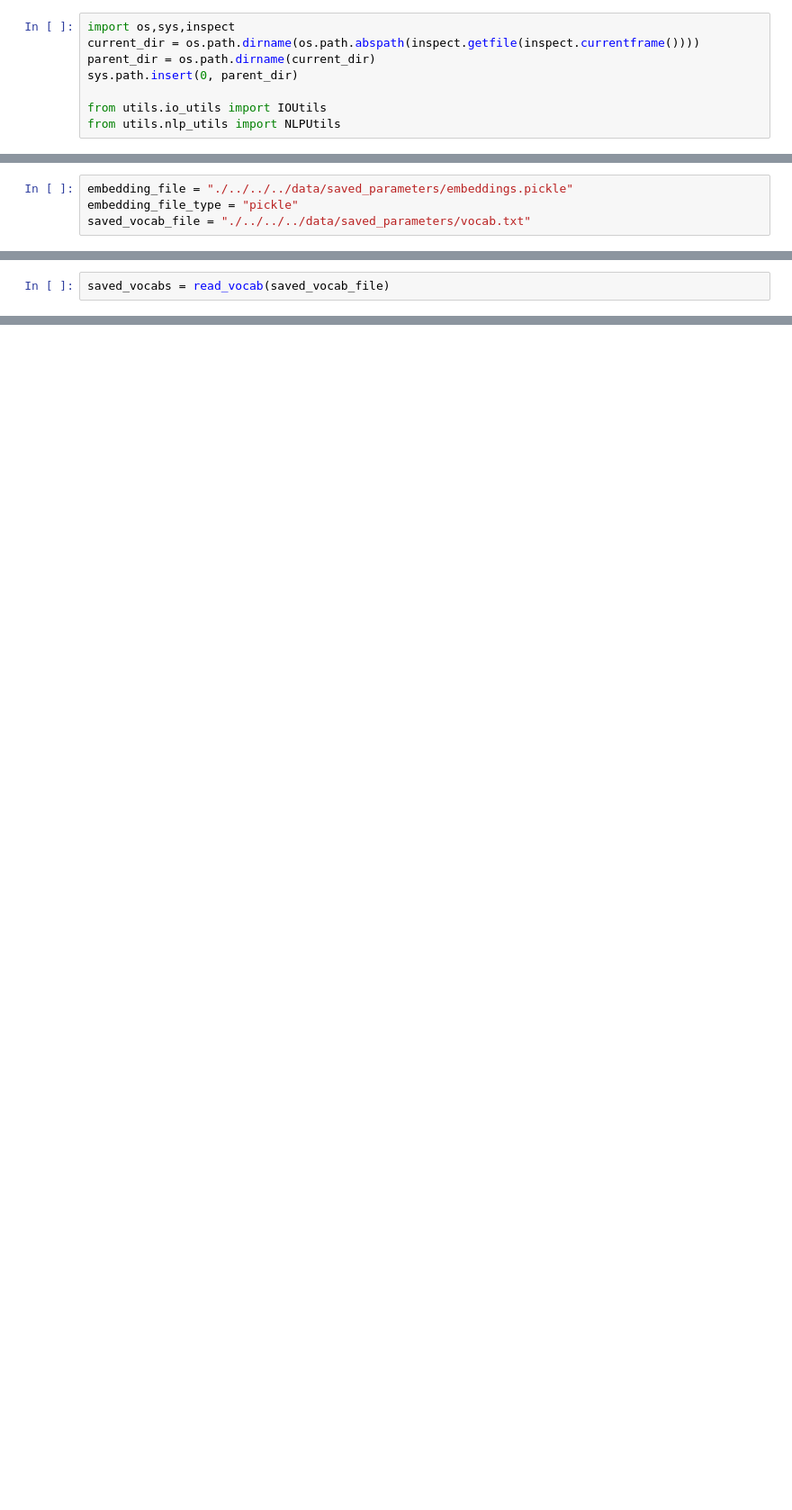
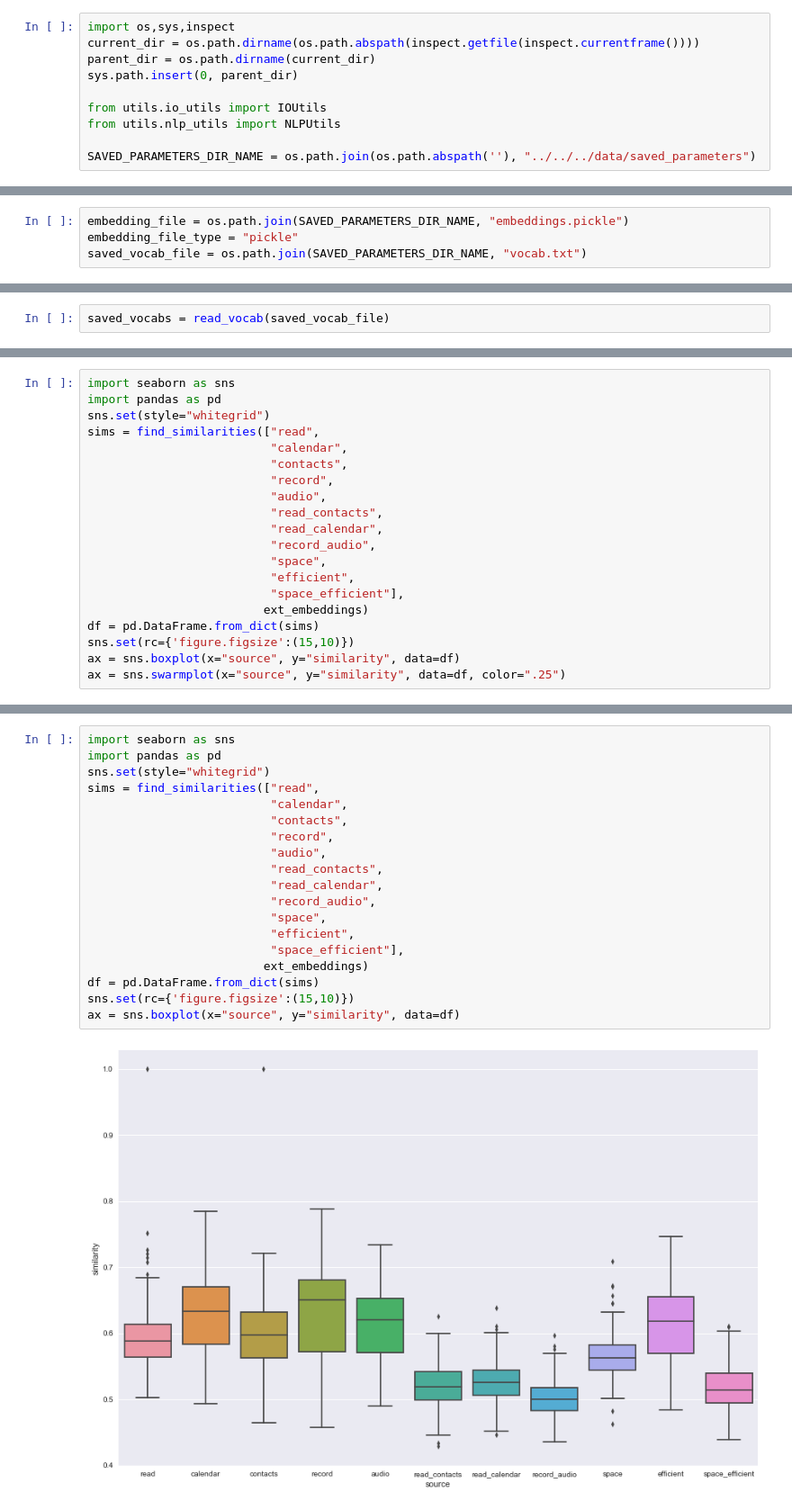
Before and after one commit to halecakir/description-to-permission-fidelity, a Jupyter notebook: source/PermissionDescriptionFidelity/playground/test-sim.ipynb, the cells around one changed output, grey strips where cells are left out. Shown at 90% size. Drawn from its saved outputs; the diff is of its cells as text; blank space fills up the shorter version.

Commit message:
Data dispersion experiments are added

```diff
--- a/source/PermissionDescriptionFidelity/playground/test-sim.ipynb
+++ b/source/PermissionDescriptionFidelity/playground/test-sim.ipynb
@@ -6,5 +6,7 @@ sys.path.insert(0, parent_dir)
 
 from utils.io_utils import IOUtils
 from utils.nlp_utils import NLPUtils
+
+SAVED_PARAMETERS_DIR_NAME = os.path.join(os.path.abspath(''), "../../../data/saved_parameters")
 # %% [output]
 Using the default treebank "en_ewt" for language "en".
@@ -17,6 +24,6 @@ KeyboardInterrupt:
 # %%
-embedding_file = "./../../../data/saved_parameters/embeddings.pickle"
+embedding_file = os.path.join(SAVED_PARAMETERS_DIR_NAME, "embeddings.pickle")
 embedding_file_type = "pickle"
-saved_vocab_file = "./../../../data/saved_parameters/vocab.txt"
+saved_vocab_file = os.path.join(SAVED_PARAMETERS_DIR_NAME, "vocab.txt")
 # %%
 ext_embeddings, ext_emb_dim = IOUtils.load_embeddings_file(embedding_file,
@@ -60,0 +126,20 @@ print(cos_similarity(v1, np.mean(other, axis=0))) # prints 0.9519028561981489
+# %%
+import seaborn as sns
+import pandas as pd
+sns.set(style="whitegrid")
+sims = find_similarities(["read",
+                          "calendar",
+                          "contacts",
+                          "record",
+                          "audio",
+                          "read_contacts",
+                          "read_calendar",
+                          "record_audio",
+                          "space",
+                          "efficient",
+                          "space_efficient"],
+                         ext_embeddings)
+df = pd.DataFrame.from_dict(sims)
+sns.set(rc={'figure.figsize':(15,10)})
+ax = sns.boxplot(x="source", y="similarity", data=df)
+ax = sns.swarmplot(x="source", y="similarity", data=df, color=".25")
@@ -60,0 +148,21 @@ print(cos_similarity(v1, np.mean(other, axis=0))) # prints 0.9519028561981489
+# %%
+import seaborn as sns
+import pandas as pd
+sns.set(style="whitegrid")
+sims = find_similarities(["read",
+                          "calendar",
+                          "contacts",
+                          "record",
+                          "audio",
+                          "read_contacts",
+                          "read_calendar",
+                          "record_audio",
+                          "space",
+                          "efficient",
+                          "space_efficient"],
+                         ext_embeddings)
+df = pd.DataFrame.from_dict(sims)
+sns.set(rc={'figure.figsize':(15,10)})
+ax = sns.boxplot(x="source", y="similarity", data=df)
+# %% [output]
+[figure, added]
```
Also changed, not shown: parts of 18 cells of this notebook, 1 other file.
